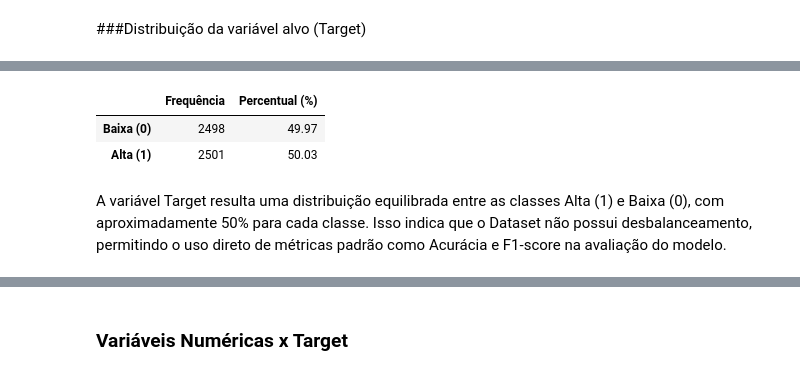
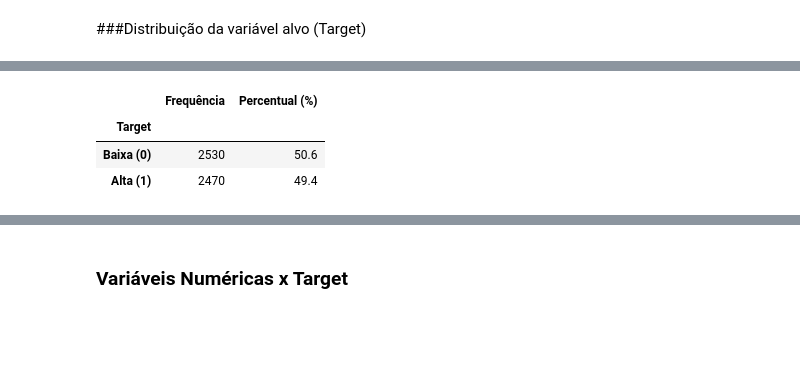
Before and after one commit to Vieiraligia/Data-Science-and-Analytics, a Jupyter notebook: MVP Machine Learning e Analytics/MVP_MachineLearningAnalytics.ipynb, the cells around one changed output, grey strips where cells are left out. Drawn from its saved outputs; the diff is of its cells as text; code cells hidden in the pictures; blank space fills up the shorter version.

```diff
--- a/MVP Machine Learning e Analytics/MVP_MachineLearningAnalytics.ipynb
+++ b/MVP Machine Learning e Analytics/MVP_MachineLearningAnalytics.ipynb
@@ -281,11 +252,3 @@ Para isso, serão analisadas:
 - Desbalanceamento, outliers ou padrões relevantes.
 # %% [markdown]
 ###Distribuição da variável alvo (Target)
-# %%
-# variável alvo
-# 1 = Alta e 0 = Baixa
-
-df["Target"] = (df["close_price"].shift(-1) > df["close_price"]).astype(int)
-
-# não existe close_price(t+1) tirar
-df = df.iloc[:-1]
@@ -292,17 +286,35 @@ df = df.iloc[:-1]
+# %%
+df = df.sort_values(['company', 'date']).reset_index(drop=True)
+# %%
+# Criação da variável alvo
+# 1 = preço de fechamento do próximo período > que o atual
+# 0 = preço de fechamento do próximo período <= ou igual ao atual
+
+df = df.sort_values(["company", "date"])
+
+df["Target"] = (
+    df.groupby("company")["close_price"].shift(-1) >
+    df["close_price"]
+).astype(int)
+
+df = df.dropna(subset=["Target"])
 # %%
-# frequência das classes em % e total
+# Frequência das classes em % e total
 
 target_summary = pd.DataFrame({
     "Frequência": df["Target"].value_counts().sort_index(),
-    "Percentual (%)": (df["Target"].value_counts(normalize=True).sort_index()*100).round(2)
+    "Percentual (%)": (df["Target"].value_counts(normalize=True).sort_index() * 100).round(2)
 })
 
-target_summary.index = ["Baixa (0)", "Alta (1)"]
+# Renomear os índices de forma explícita e segura
+target_summary.index = target_summary.index.map({
+    0: "Baixa (0)",
+    1: "Alta (1)"
+})
 
 target_summary
 # %% [output]
 |  | Frequência | Percentual (%) |
-| Baixa (0) | 2498 | 49.97 |
-| Alta (1) | 2501 | 50.03 |
+| Target |  |  |
+| Baixa (0) | 2530 | 50.6 |
+| Alta (1) | 2470 | 49.4 |
-# %% [markdown]
-A variável Target resulta uma distribuição equilibrada entre as classes Alta (1) e Baixa (0), com aproximadamente 50% para cada classe. Isso indica que o Dataset não possui desbalanceamento, permitindo o uso direto de métricas padrão como Acurácia e F1-score na avaliação do modelo.
```
Also changed, not shown: parts of 33 cells of this notebook.
